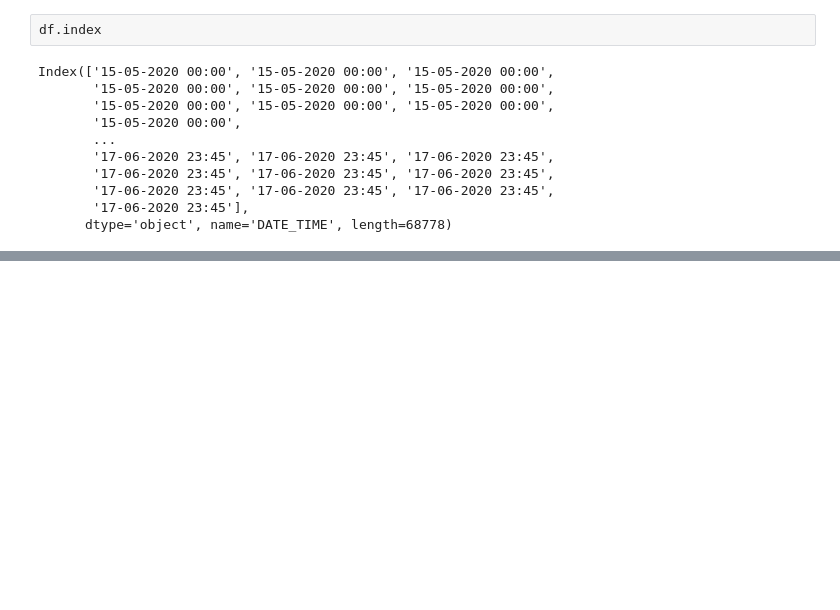
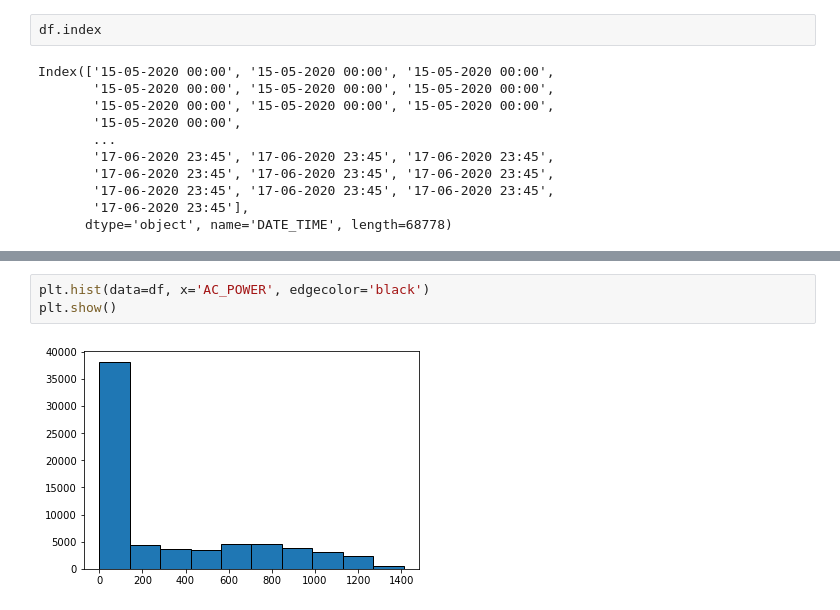
Before and after one commit to BurtonBarnes/solar, a Jupyter notebook: explore.ipynb, the cells around one changed output, grey strips where cells are left out. Drawn from its saved outputs; the diff is of its cells as text; blank space fills up the shorter version.

```diff
--- a/explore.ipynb
+++ b/explore.ipynb
@@ -155,0 +161,5 @@ Index(['15-05-2020 00:00', '15-05-2020 00:00', '15-05-2020 00:00',
+# %%
+plt.hist(data=df, x='AC_POWER', edgecolor='black')
+plt.show()
+# %% [output]
+[figure, added]
```
Also changed, not shown: parts of 3 cells of this notebook.
